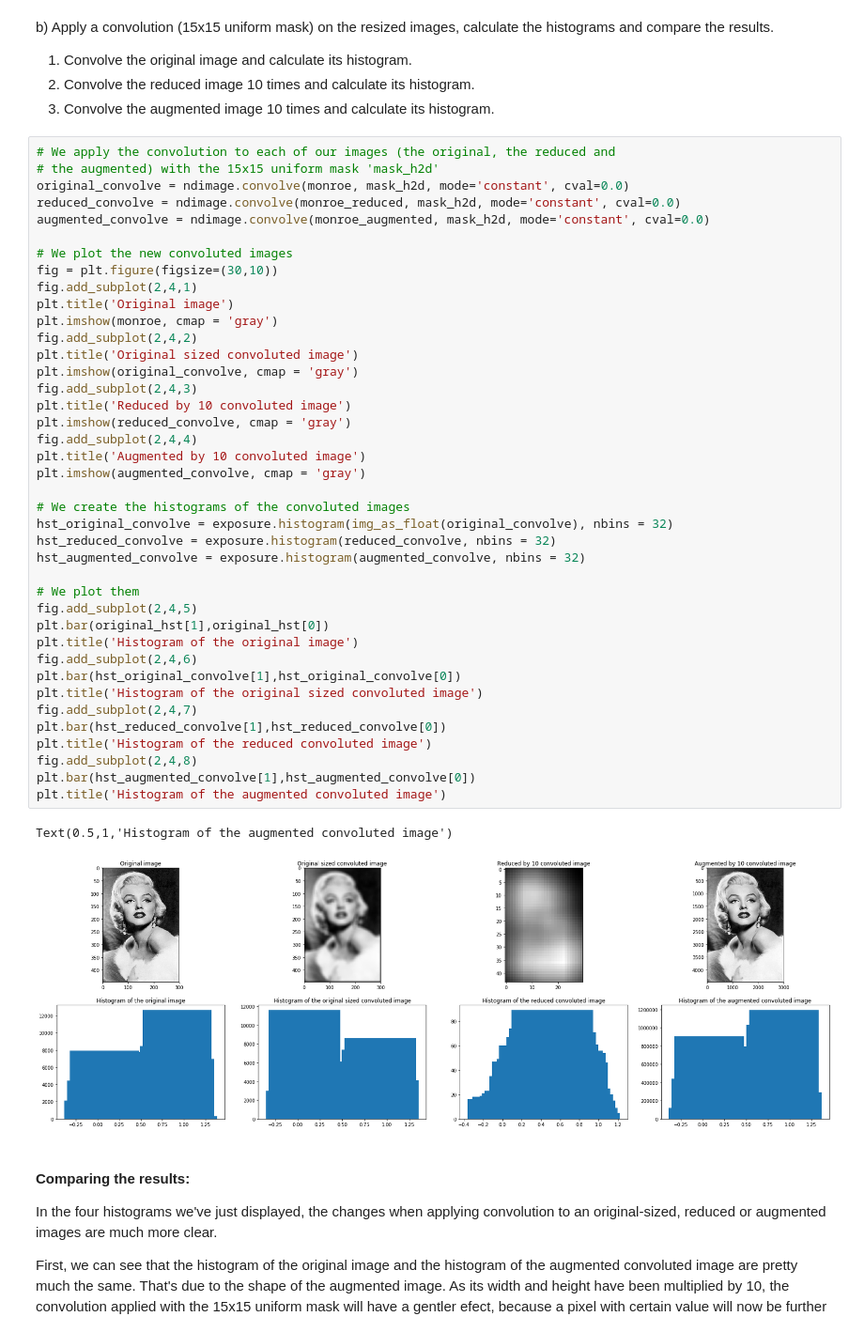
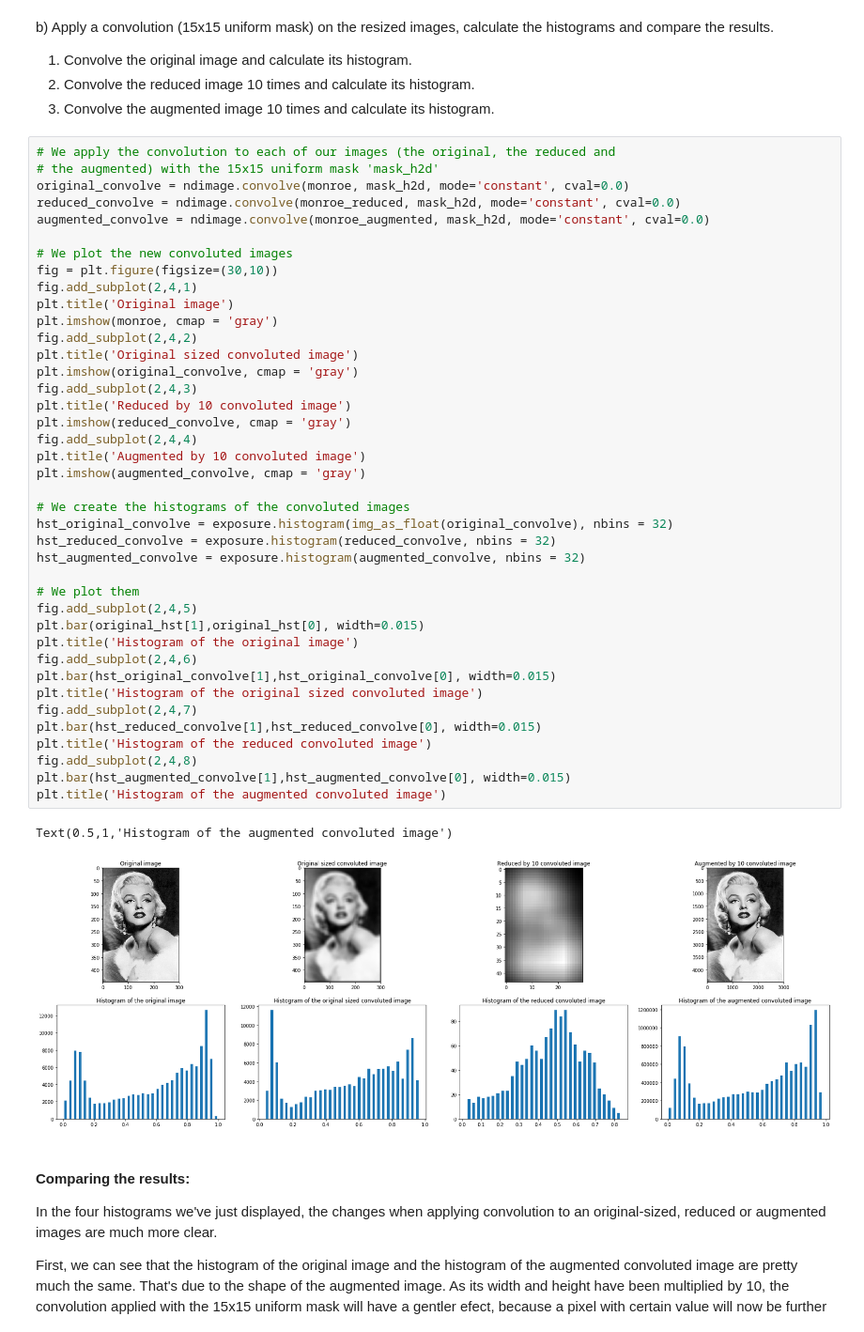
Before and after one commit to rsberrocal/VA_Practicas, a Jupyter notebook: Lab2/p2_2020-2021_2solve.ipynb, the cells around one changed output. Shown at 94% size. Cells and saved outputs as stored; diff of their text form.

```diff
--- a/Lab2/p2_2020-2021_2solve.ipynb
+++ b/Lab2/p2_2020-2021_2solve.ipynb
@@ -345,38 +340,38 @@ augmented_convolve = ndimage.convolve(monroe_augmented, mask_h2d, mode='constant
 fig = plt.figure(figsize=(30,10))
 fig.add_subplot(2,4,1)
 plt.title('Original image')
 plt.imshow(monroe, cmap = 'gray')
 fig.add_subplot(2,4,2)
 plt.title('Original sized convoluted image')
 plt.imshow(original_convolve, cmap = 'gray')
 fig.add_subplot(2,4,3)
 plt.title('Reduced by 10 convoluted image')
 plt.imshow(reduced_convolve, cmap = 'gray')
 fig.add_subplot(2,4,4)
 plt.title('Augmented by 10 convoluted image')
 plt.imshow(augmented_convolve, cmap = 'gray')
 
 # We create the histograms of the convoluted images
 hst_original_convolve = exposure.histogram(img_as_float(original_convolve), nbins = 32)
 hst_reduced_convolve = exposure.histogram(reduced_convolve, nbins = 32)
 hst_augmented_convolve = exposure.histogram(augmented_convolve, nbins = 32)
 
 # We plot them
 fig.add_subplot(2,4,5)
-plt.bar(original_hst[1],original_hst[0])
+plt.bar(original_hst[1],original_hst[0], width=0.015)
 plt.title('Histogram of the original image')
 fig.add_subplot(2,4,6)
-plt.bar(hst_original_convolve[1],hst_original_convolve[0])
+plt.bar(hst_original_convolve[1],hst_original_convolve[0], width=0.015)
 plt.title('Histogram of the original sized convoluted image')
 fig.add_subplot(2,4,7)
-plt.bar(hst_reduced_convolve[1],hst_reduced_convolve[0])
+plt.bar(hst_reduced_convolve[1],hst_reduced_convolve[0], width=0.015)
 plt.title('Histogram of the reduced convoluted image')
 fig.add_subplot(2,4,8)
-plt.bar(hst_augmented_convolve[1],hst_augmented_convolve[0])
+plt.bar(hst_augmented_convolve[1],hst_augmented_convolve[0], width=0.015)
 plt.title('Histogram of the augmented convoluted image')
 # %% [output]
 Text(0.5,1,'Histogram of the augmented convoluted image')
-[figure, old version]
+[figure, new version]
 # %% [markdown]
 #### Comparing the results:
 
```
Also changed, not shown: parts of 4 cells of this notebook.
